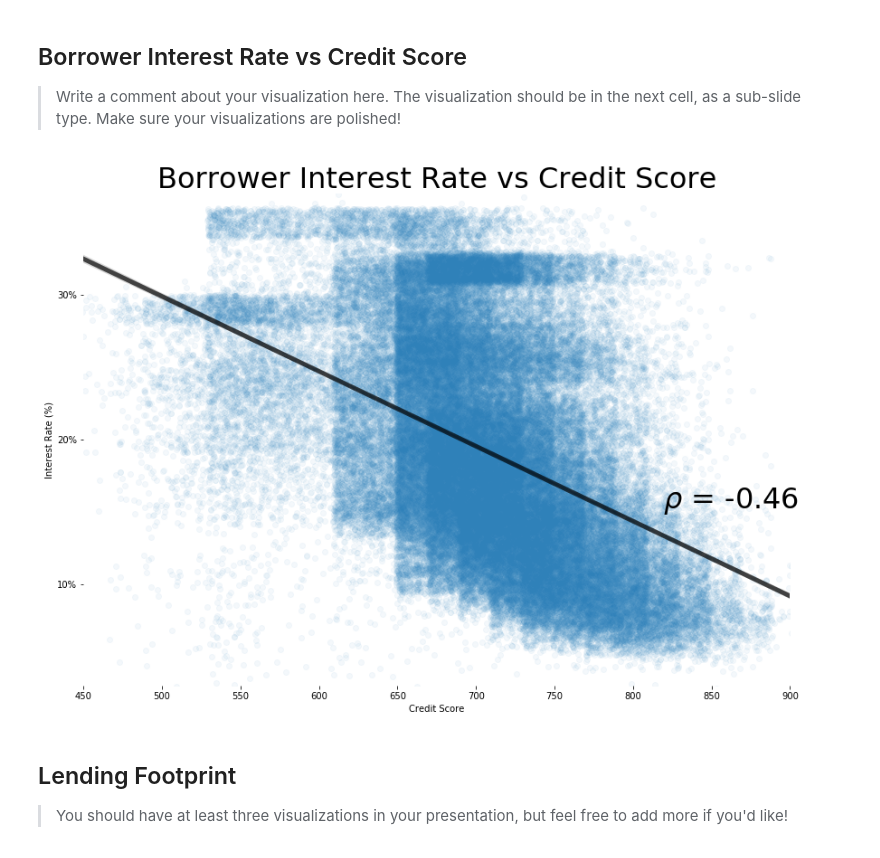
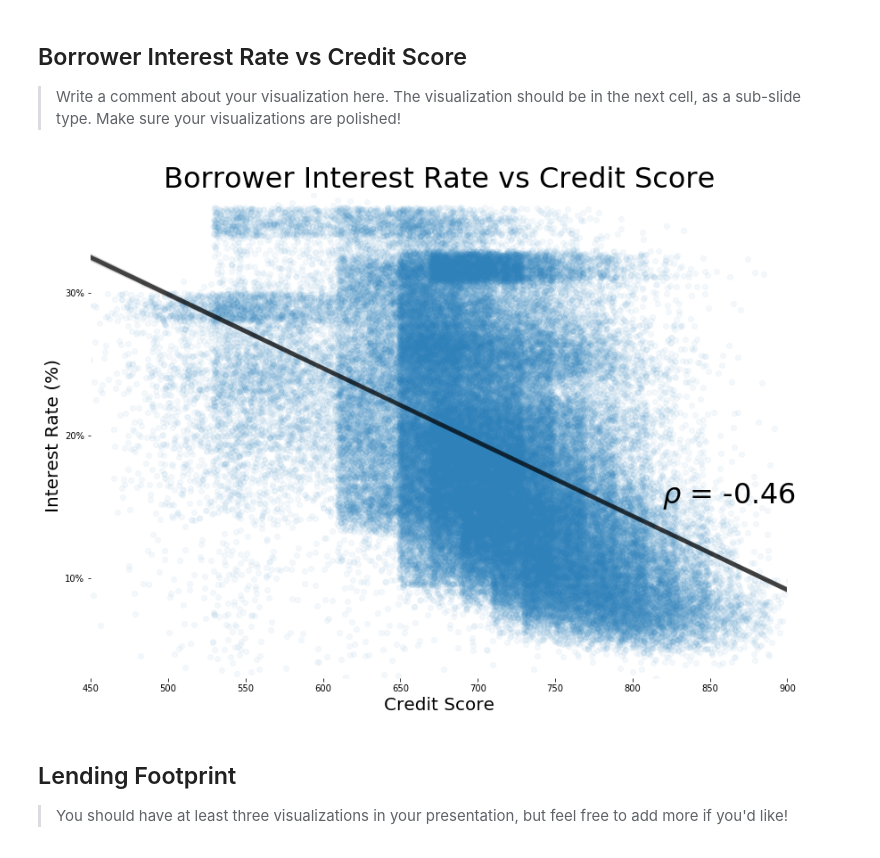
Before and after one commit to iRowebot/prosper_loans_visualizations, a Jupyter notebook: prosper_loans_slide_deck.ipynb, the cells around one changed output. Cells and saved outputs as stored; diff of their text form; code cells hidden in the pictures.

```diff
--- a/prosper_loans_slide_deck.ipynb
+++ b/prosper_loans_slide_deck.ipynb
@@ -61,23 +61,23 @@ the next cell, as a sub-slide type. Make sure your visualizations are polished!
 # %%
 plt.figure(figsize=[14,10])
 
 ax = sns.regplot(data=df, x='CreditScoreRangeUpper', y='BorrowerRate', x_jitter=10, y_jitter=0.01,
                  scatter_kws={'alpha':0.05}, line_kws={'color':'k','alpha':0.7,'lw':5})
 
 plt.title('Borrower Interest Rate vs Credit Score', fontdict={'fontsize':32})
 
 plt.xlim(450, 900)
-plt.xlabel('Credit Score')
+plt.xlabel('Credit Score', fontdict={'fontsize':20})
 
-plt.ylabel('Interest Rate (%)')
+plt.ylabel('Interest Rate (%)', fontdict={'fontsize':20})
 locs, labels = plt.yticks()
 
 plt.yticks(locs, ['{:.0%}'.format(x) for x in locs])
 plt.ylim(0.03, 0.37)
 plt.box(on=False)
 corr(df, 'CreditScoreRangeUpper', 'BorrowerRate', xy=(0.82, 0.36));
 # %% [output]
-[figure, old version]
+[figure, new version]
 # %% [markdown]
 ## Lending Footprint
 
```
Also changed, not shown: parts of 2 cells of this notebook, 3 other files.
